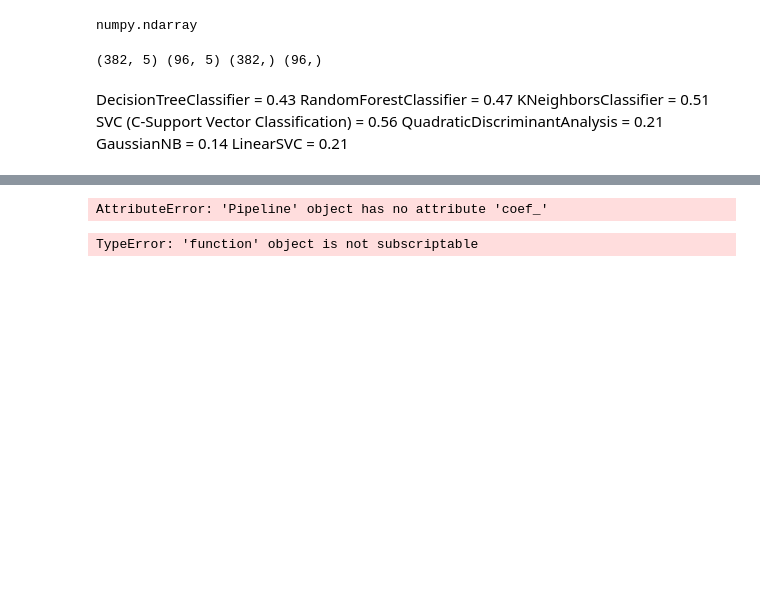
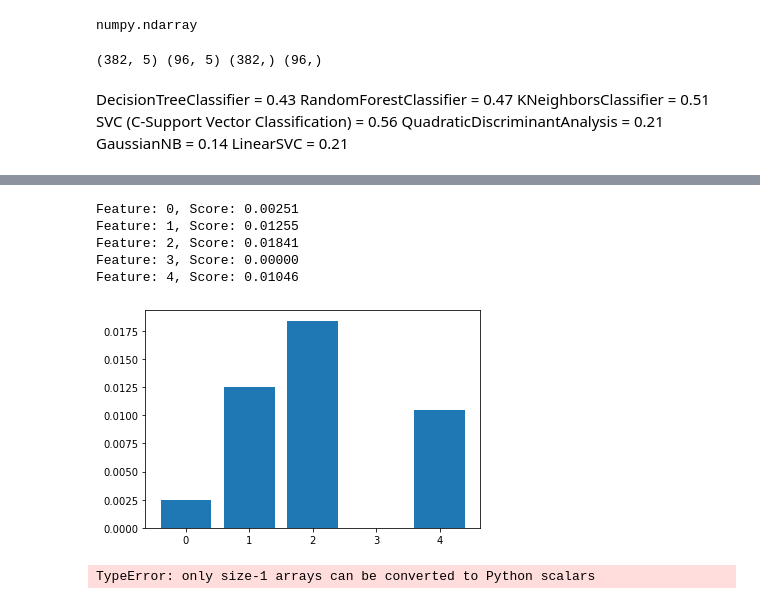
Before and after one commit to paulo7676/Faculdade, a Jupyter notebook: LCDIA/Documentos_Jorge/lazy_classifier.ipynb, the cells around one changed output, grey strips where cells are left out. Cells and saved outputs as stored; diff of their text form; code cells hidden in the pictures; blank space fills up the shorter version.

```diff
--- a/LCDIA/Documentos_Jorge/lazy_classifier.ipynb
+++ b/LCDIA/Documentos_Jorge/lazy_classifier.ipynb
@@ -81,27 +81,57 @@ models.sort_values('Accuracy',ascending=False)
 | SGDClassifier | 0.23 | 0.30 | None | 0.24 | 0.01 |
 | QuadraticDiscriminantAnalysis | 0.20 | 0.40 | None | 0.26 | 0.01 |
 | GaussianNB | 0.17 | 0.36 | None | 0.23 | 0.01 |
+# %%
+# linear regression feature importance
+from sklearn.datasets import make_regression
+
+from sklearn.inspection import permutation_importance
+
+# logistic regression for feature importance
+from sklearn.datasets import make_classification
+from sklearn.linear_model import LogisticRegression
+from sklearn.linear_model import RidgeClassifierCV
+from sklearn.linear_model import RidgeClassifier
+from sklearn.svm import LinearSVC
+from matplotlib import pyplot
+
+
+from matplotlib import pyplot
+# define dataset
+model = RidgeClassifierCV()
+# fit the model
+model.fit(X_train, y_train)
+
+# perform permutation importance
+results = permutation_importance(model, X, y, scoring='accuracy')
+# get importance
+importance = results.importances_mean
+# summarize feature importance
+for i,v in enumerate(importance):
+	print('Feature: %0d, Score: %.5f' % (i,v))
+# plot feature importance
+pyplot.bar([x for x in range(len(importance))], importance)
+pyplot.show()
+# %% [output]
+Feature: 0, Score: 0.00251
+Feature: 1, Score: 0.01255
+Feature: 2, Score: 0.01841
+Feature: 3, Score: 0.00000
+Feature: 4, Score: 0.01046
+[figure, added]
 # %%
-# logistic regression for feature importance
-from sklearn.datasets import make_classification
-from sklearn.linear_model import LogisticRegression
-from sklearn.linear_model import RidgeClassifierCV
-from sklearn.svm import LinearSVC
+# linear regression feature importance
+from sklearn.datasets import make_regression
+from sklearn.linear_model import LinearRegression
 from matplotlib import pyplot
+# define dataset
 
-from sklearn.pipeline import make_pipeline
-from sklearn.preprocessing import StandardScaler
-from sklearn.datasets import make_classification
-
-
-# define dataset
 # define the model
-model = LinearSVC()
+model = RidgeClassifier()
 # fit the model
-clf = make_pipeline(StandardScaler(),LinearSVC(random_state=0, tol=1e-5))
-clf.fit(X, y)
+model.fit(X, y)
 # get importance
-importance = clf.coef_[0]
+importance = model.coef_
 # summarize feature importance
 for i,v in enumerate(importance):
 	print('Feature: %0d, Score: %.5f' % (i,v))
@@ -109,8 +139,4 @@ for i,v in enumerate(importance):
 pyplot.bar([x for x in range(len(importance))], importance)
 pyplot.show()
 # %% [output]
-AttributeError: 'Pipeline' object has no attribute 'coef_'
+TypeError: only size-1 arrays can be converted to Python scalars
-# %%
-clf.score
-# %% [output]
-TypeError: 'function' object is not subscriptable
```
Also changed, not shown: parts of 9 cells of this notebook, 3 other files.
